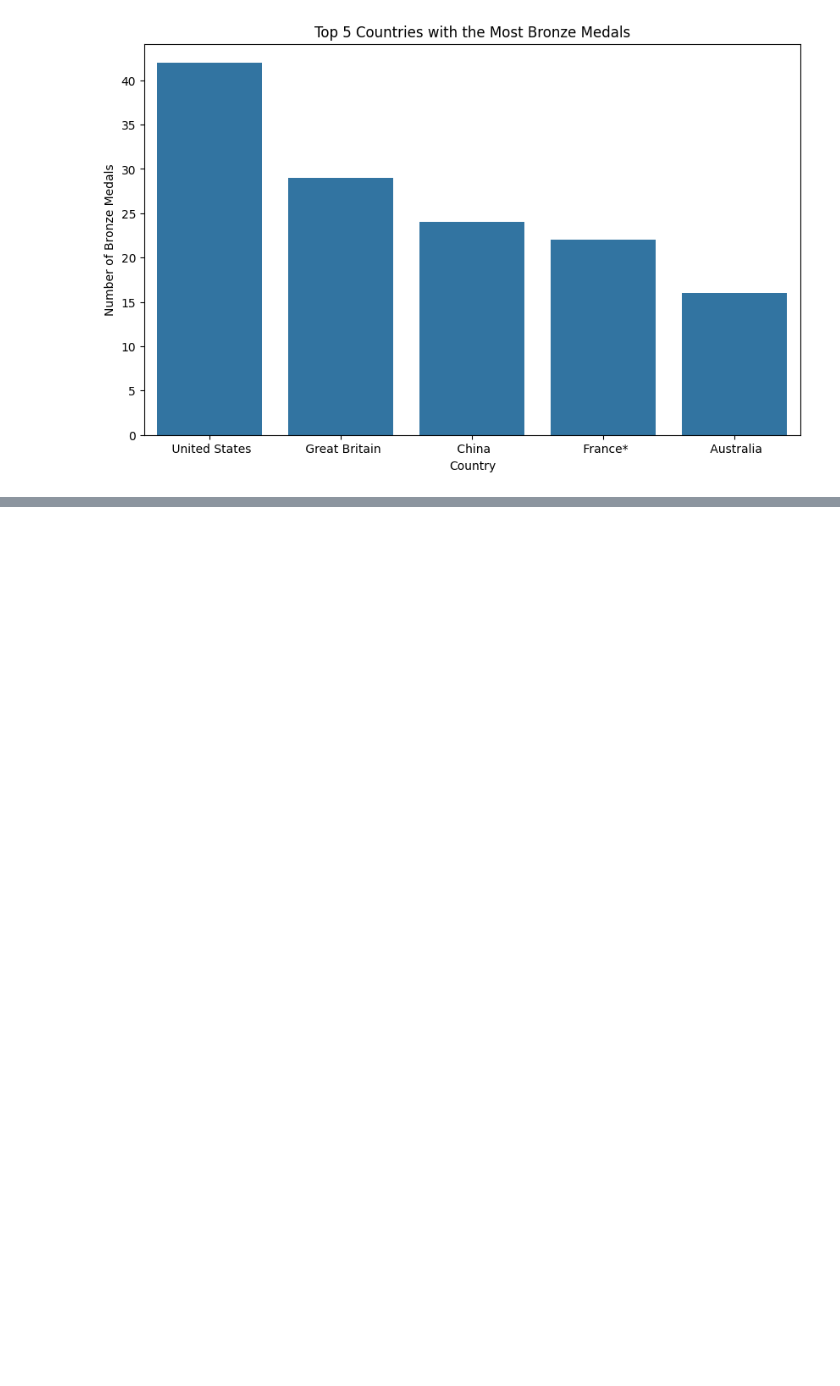
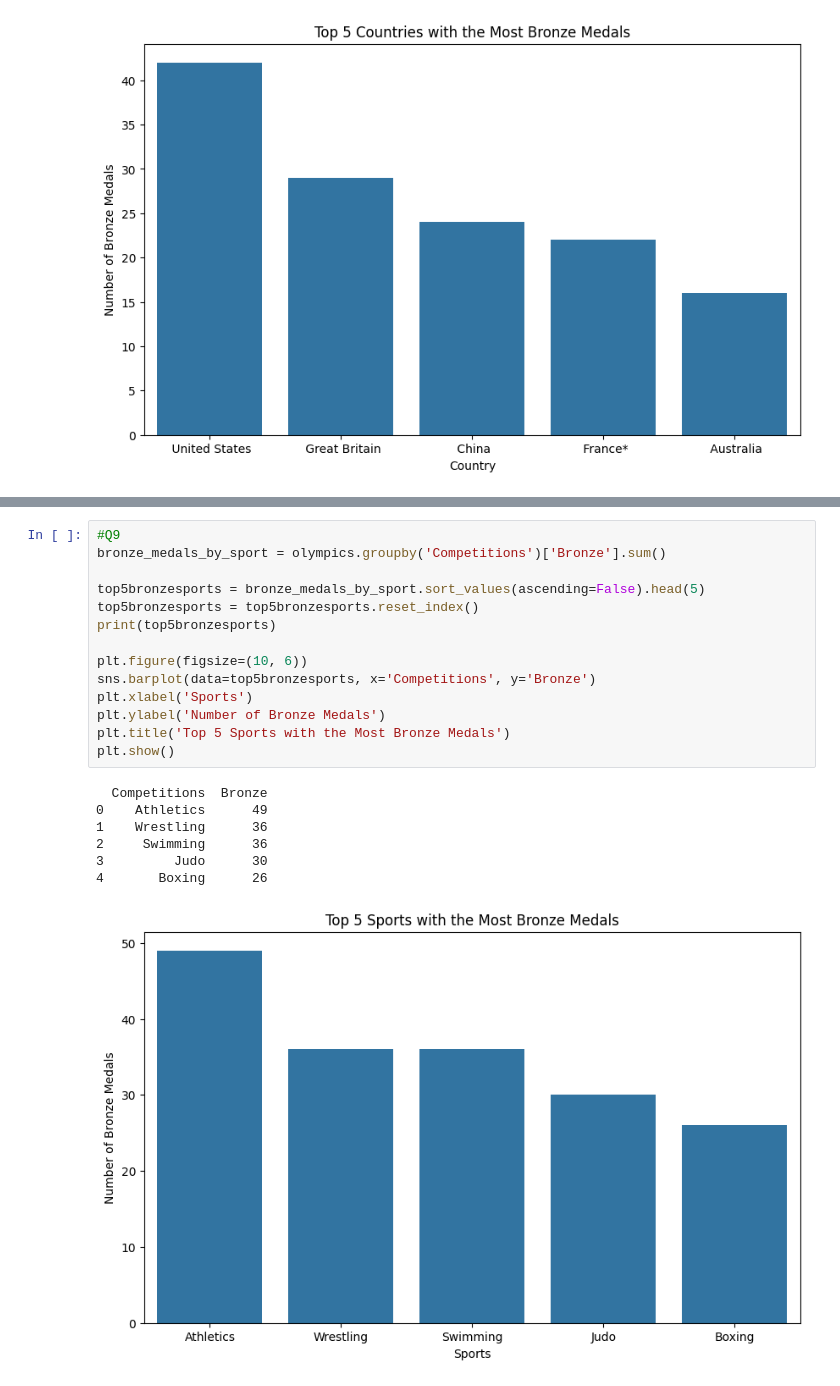
Before and after one commit to build-summer-2024/async-green-JennyMa-final-project, a Jupyter notebook: finalproject.ipynb, the cells around one changed output, grey strips where cells are left out. Drawn from its saved outputs; the diff is of its cells as text; blank space fills up the shorter version.

```diff
--- a/finalproject.ipynb
+++ b/finalproject.ipynb
@@ -188,0 +233,22 @@ plt.show()
+# %%
+#Q9
+bronze_medals_by_sport = olympics.groupby('Competitions')['Bronze'].sum()
+
+top5bronzesports = bronze_medals_by_sport.sort_values(ascending=False).head(5)
+top5bronzesports = top5bronzesports.reset_index()
+print(top5bronzesports)
+
+plt.figure(figsize=(10, 6))
+sns.barplot(data=top5bronzesports, x='Competitions', y='Bronze')
+plt.xlabel('Sports')
+plt.ylabel('Number of Bronze Medals')
+plt.title('Top 5 Sports with the Most Bronze Medals')
+plt.show()
+# %% [output]
+  Competitions  Bronze
+0    Athletics      49
+1    Wrestling      36
+2     Swimming      36
+3         Judo      30
+4       Boxing      26
+[figure, added]
```
Also changed, not shown: parts of 3 cells of this notebook, 1 other file.
